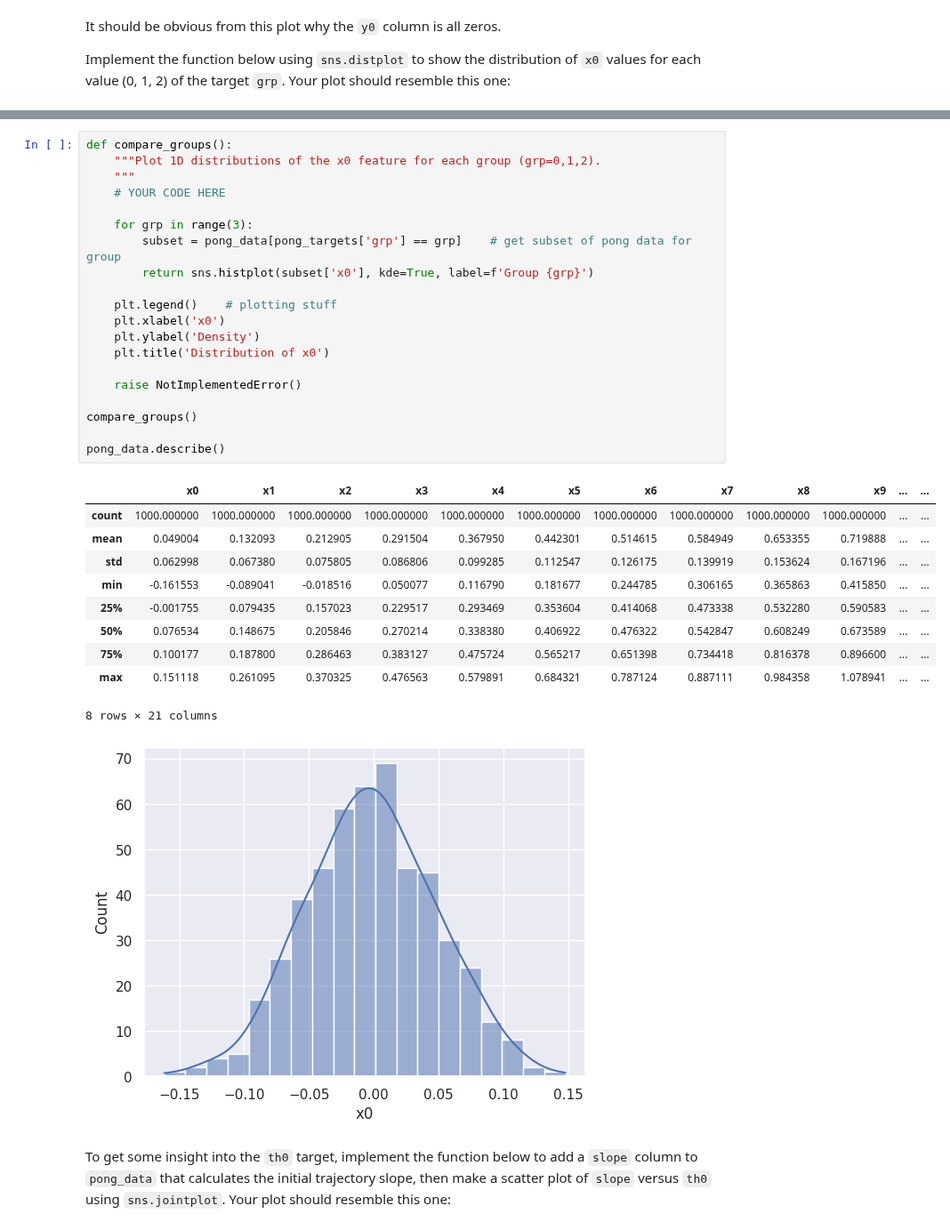
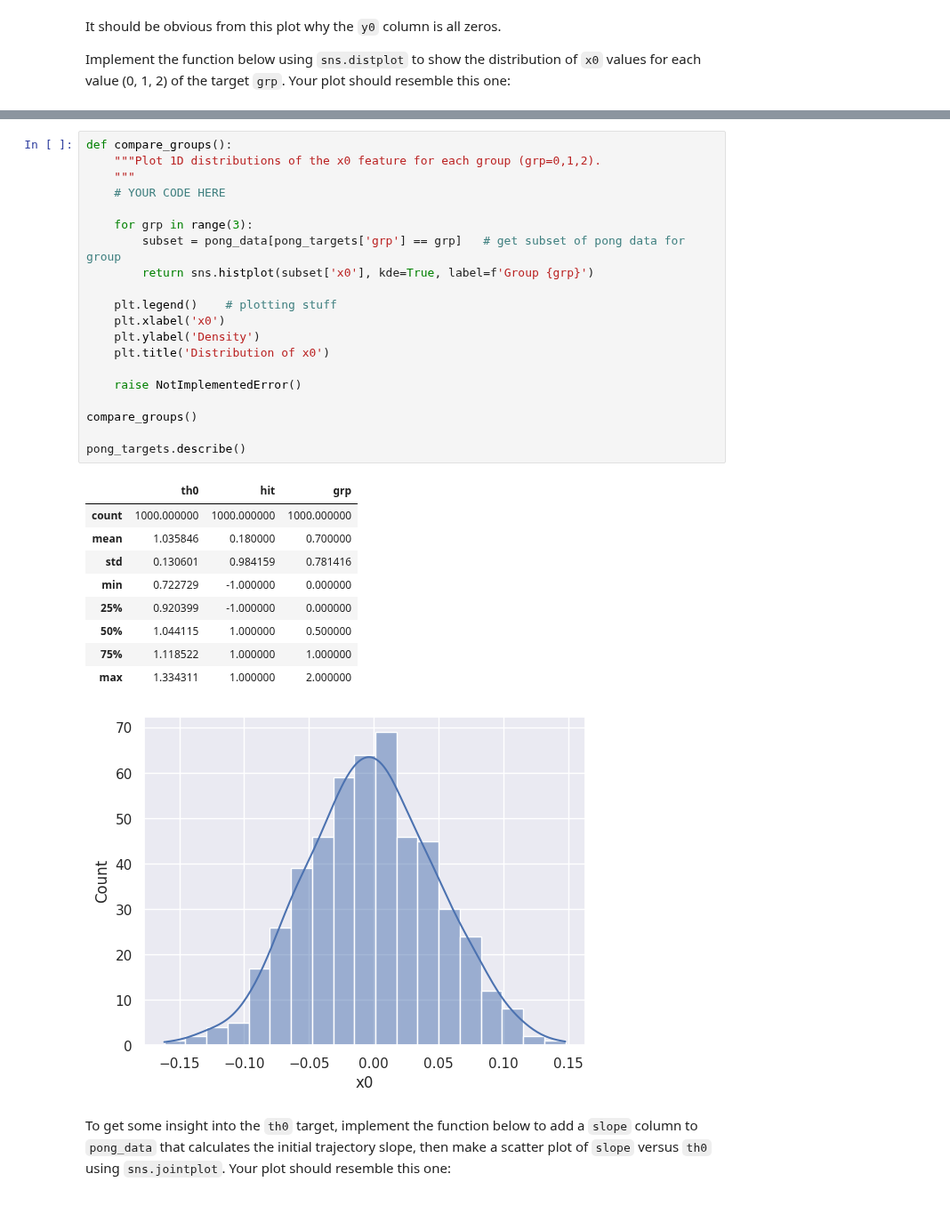
Before and after one commit to hcc7402/Phys503-Work-Campos, a Jupyter notebook: _sources/homework/Homework_02.ipynb, the cells around one changed output, grey strips where cells are left out. Shown at 89% size. Cells and saved outputs as stored; diff of their text form.

```diff
--- a/_sources/homework/Homework_02.ipynb
+++ b/_sources/homework/Homework_02.ipynb
@@ -110,34 +94,33 @@ Implement the function below using `sns.distplot` to show the distribution of `x
 # %%
 def compare_groups():
     """Plot 1D distributions of the x0 feature for each group (grp=0,1,2).
     """
     # YOUR CODE HERE
 
     for grp in range(3):
-        subset = pong_data[pong_targets['grp'] == grp]    # get subset of pong data for group
+        subset = pong_data[pong_targets['grp'] == grp]   # get subset of pong data for group
         return sns.histplot(subset['x0'], kde=True, label=f'Group {grp}')
 
     plt.legend()    # plotting stuff
     plt.xlabel('x0')
     plt.ylabel('Density')
     plt.title('Distribution of x0')
 
     raise NotImplementedError()
 
 compare_groups()
 
-pong_data.describe()
+pong_targets.describe()
 # %% [output]
-|  | x0 | x1 | x2 | x3 | x4 | x5 | x6 | x7 | x8 | x9 | ... | ... |
-| count | 1000.000000 | 1000.000000 | 1000.000000 | 1000.000000 | 1000.000000 | 1000.000000 | 1000.000000 | 1000.000000 | 1000.000000 | 1000.000000 | ... | ... |
-| mean | 0.049004 | 0.132093 | 0.212905 | 0.291504 | 0.367950 | 0.442301 | 0.514615 | 0.584949 | 0.653355 | 0.719888 | ... | ... |
-| std | 0.062998 | 0.067380 | 0.075805 | 0.086806 | 0.099285 | 0.112547 | 0.126175 | 0.139919 | 0.153624 | 0.167196 | ... | ... |
-| min | -0.161553 | -0.089041 | -0.018516 | 0.050077 | 0.116790 | 0.181677 | 0.244785 | 0.306165 | 0.365863 | 0.415850 | ... | ... |
-| 25% | -0.001755 | 0.079435 | 0.157023 | 0.229517 | 0.293469 | 0.353604 | 0.414068 | 0.473338 | 0.532280 | 0.590583 | ... | ... |
-| 50% | 0.076534 | 0.148675 | 0.205846 | 0.270214 | 0.338380 | 0.406922 | 0.476322 | 0.542847 | 0.608249 | 0.673589 | ... | ... |
-| 75% | 0.100177 | 0.187800 | 0.286463 | 0.383127 | 0.475724 | 0.565217 | 0.651398 | 0.734418 | 0.816378 | 0.896600 | ... | ... |
-| max | 0.151118 | 0.261095 | 0.370325 | 0.476563 | 0.579891 | 0.684321 | 0.787124 | 0.887111 | 0.984358 | 1.078941 | ... | ... |
+|  | th0 | hit | grp |
+| count | 1000.000000 | 1000.000000 | 1000.000000 |
+| mean | 1.035846 | 0.180000 | 0.700000 |
+| std | 0.130601 | 0.984159 | 0.781416 |
+| min | 0.722729 | -1.000000 | 0.000000 |
+| 25% | 0.920399 | -1.000000 | 0.000000 |
+| 50% | 1.044115 | 1.000000 | 0.500000 |
+| 75% | 1.118522 | 1.000000 | 1.000000 |
+| max | 1.334311 | 1.000000 | 2.000000 |
-8 rows × 21 columns
 [figure]
 # %% [markdown]
 To get some insight into the `th0` target, implement the function below to add a `slope` column to `pong_data` that calculates the initial trajectory slope, then make a scatter plot of `slope` versus `th0` using `sns.jointplot`.  Your plot should resemble this one:
```
Also changed, not shown: parts of 2 cells of this notebook.
